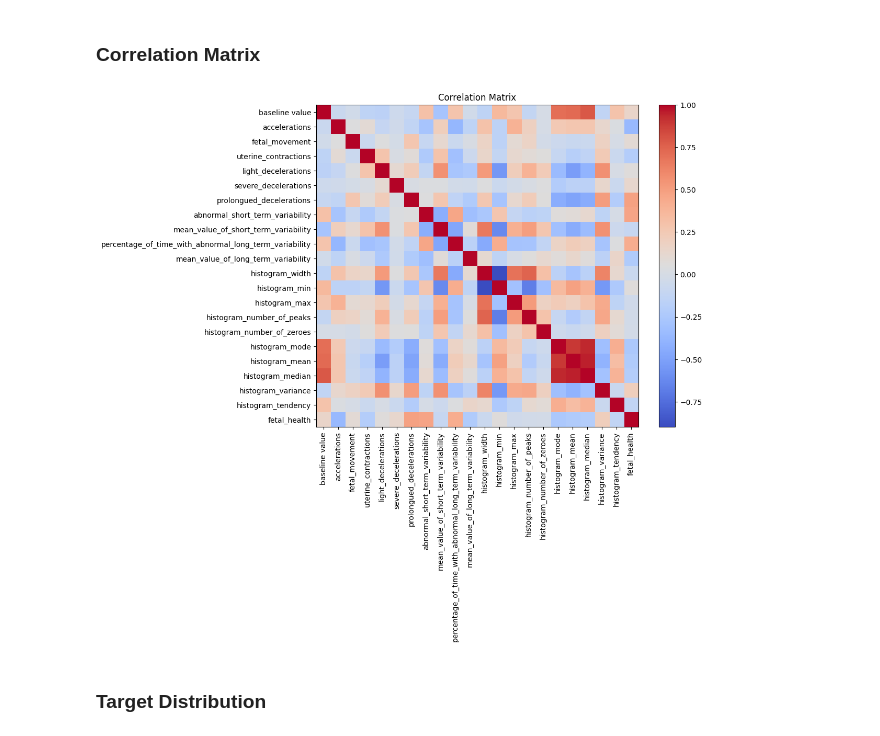
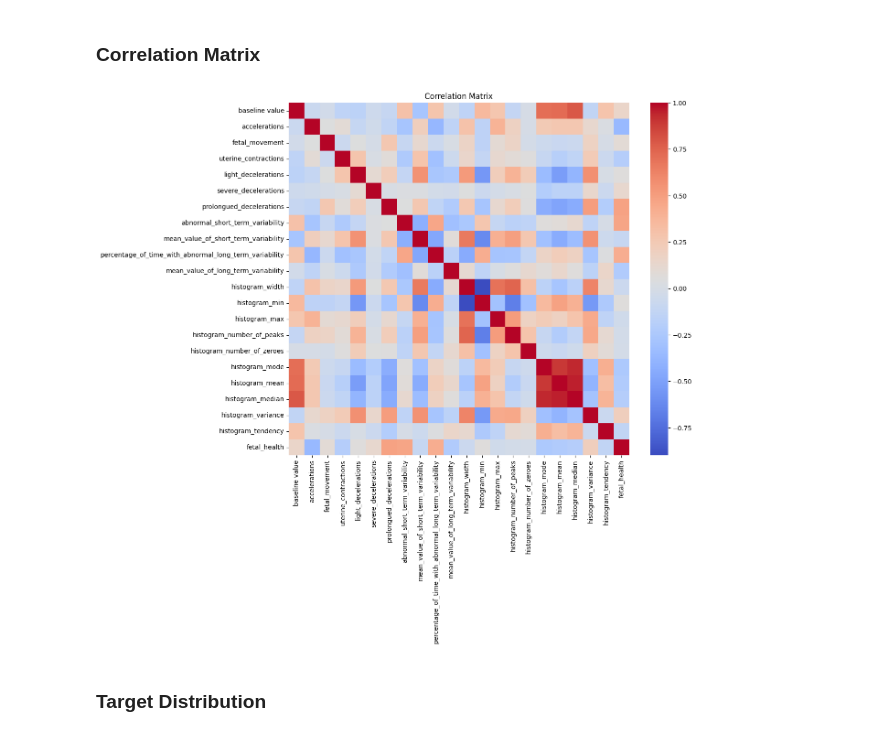
Before and after one commit to iluizacosta/mlp-advanced-ai-topics, a Jupyter notebook: fetal_health_notebook.ipynb, the cells around one changed output. Saved outputs shown, nothing was run; the diff lists cells and outputs as text; code cells hidden in the pictures.

```diff
--- a/fetal_health_notebook.ipynb
+++ b/fetal_health_notebook.ipynb
@@ -300,17 +303,12 @@ Total missing values: 0
 # %%
 corr = df.corr()
 
-plt.figure(figsize=(10, 8))
-plt.imshow(corr, cmap='coolwarm', interpolation='none')
-plt.colorbar()
-
-plt.xticks(range(len(corr.columns)), corr.columns, rotation=90)
-plt.yticks(range(len(corr.columns)), corr.columns)
-
+plt.figure(figsize=(12, 10))
+sns.heatmap(corr, cmap="coolwarm", annot=False)
 plt.title("Correlation Matrix")
 plt.show()
 # %% [output]
-[figure, old version]
+[figure, new version]
 # %% [markdown]
 ### Target Distribution
 # %%
```
Also changed, not shown: parts of 1 cell of this notebook.
